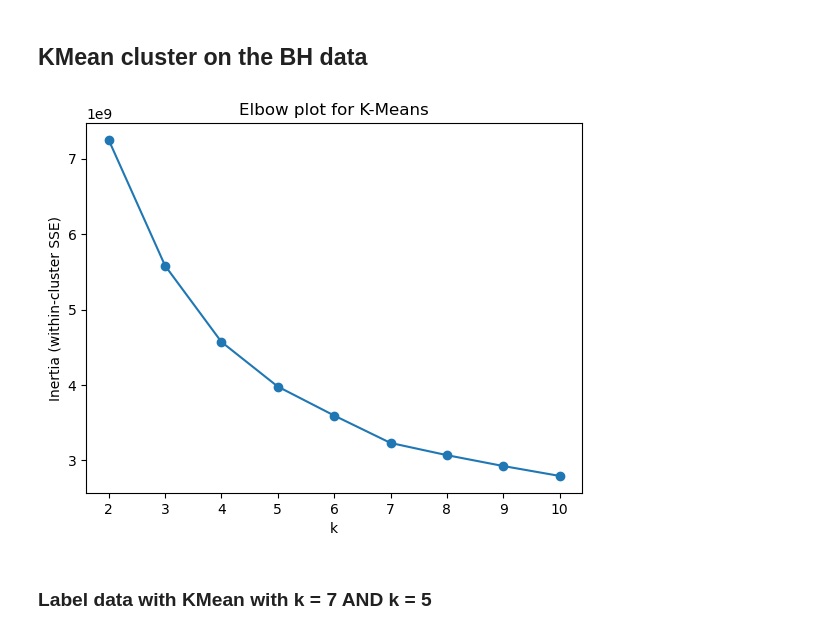
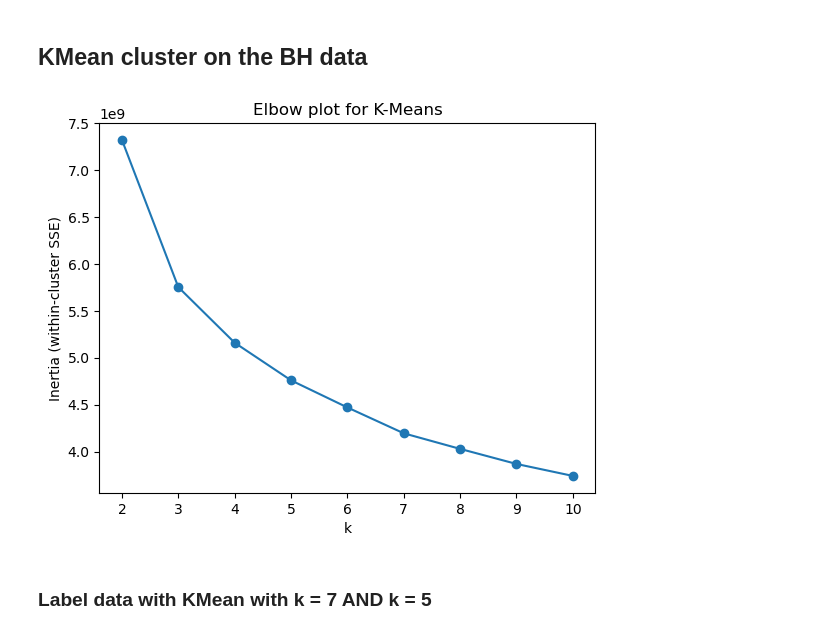
Before and after one commit to JennQQQ/Medicare-Project, a Jupyter notebook: Initial_Data_Exploration/Initial_Data_Exploration_Jenn_5_all_columns.ipynb, the cells around one changed output. Drawn from its saved outputs; the diff is of its cells as text; code cells hidden in the pictures.

```diff
--- a/Initial_Data_Exploration/Initial_Data_Exploration_Jenn_5_all_columns.ipynb
+++ b/Initial_Data_Exploration/Initial_Data_Exploration_Jenn_5_all_columns.ipynb
@@ -76,8 +77,8 @@ dfBH
 mask17 = dfBH['year']>=2017
 mask23 = dfBH['year']<=2023
 dfBH1723 = dfBH[mask17&mask23]
-dfBH1723['Tot_Mdcr_Pymt_Amt'] = dfBH1723['Tot_Mdcr_Pymt_Amt'].apply(lambda x:x if x!=0 else 1) # avoid -inf after taking log
-dfBH1723['Log_Tot_Pymt'] = np.log(dfBH1723['Tot_Mdcr_Pymt_Amt'])
+dfBH1723.loc[:,'Tot_Mdcr_Pymt_Amt'] = dfBH1723['Tot_Mdcr_Pymt_Amt'].apply(lambda x:x if x!=0 else 1) # avoid -inf after taking log
+dfBH1723.loc[:,'Log_Tot_Pymt'] = np.log(dfBH1723['Tot_Mdcr_Pymt_Amt'])
 dfBH1723
 # %% [output]
 A value is trying to be set on a copy of a slice from a DataFrame.
@@ -105,0 +104,14 @@ See the caveats in the documentation: https://pandas.pydata.org/pandas-docs/stab
+# %%
+# check missing data percentage for each column in BH
+
+def check_missing_data_percentage(df,cols):
+    result = {}
+    total_mask = np.array([True] * df.shape[0]) # initial booleans for each row, assuming all rows are not nan
+    for col in cols:
+        mask = ~df[col].isna() # if a row is nan, then F; if a row is not nan, then T
+        total_mask = (total_mask & mask) # if a row is nan, the row turns F; if a row is not nan, the row remains F
+        result[col] = df[mask].shape[0]/df.shape[0]
+    result['Good_Data_Percent'] = sum(total_mask)/df.shape[0]
+    return pd.DataFrame([result],index=['nan_percentage']), total_mask
+
+check_missing_data_percentage(dfBH1723,colsBH)[0]
@@ -105,0 +123,10 @@ See the caveats in the documentation: https://pandas.pydata.org/pandas-docs/stab
+# %%
+# get the number of benes on only the good data rows
+mask = check_missing_data_percentage(dfBH1723,colsBH)[1]
+dfNumberBene = pd.DataFrame()
+
+for col in colsBH:
+    dfNumberBene[f'{col[:-7]}'] = round(dfBH1723[mask][col] * dfBH1723[mask]['Tot_Benes']/100)
+    dfNumberBene[f'{col[:-7]}'] = dfNumberBene.loc[:,f'{col[:-7]}'].apply(lambda x: x if x!=0 else 1) # if it's zero, we make it to be 1 since we will take log
+
+dfNumberBene
@@ -105,0 +166,14 @@ See the caveats in the documentation: https://pandas.pydata.org/pandas-docs/stab
+# %%
+# assume 5.5 benes for missing percentage data
+
+def impute_missing_data(df,cols):
+    for col in cols:
+        mask = df[col].isna()
+        temp = df[mask]
+        temp.loc[:,col] = round(5.5/temp.loc[:,'Tot_Benes']*100)
+        df.loc[mask,col]=temp[col]
+    return df
+
+dfimputeBH = dfBH1723.copy()
+dfimputeBH = impute_missing_data(dfimputeBH,colsBH)
+dfimputeBH
@@ -173,21 +323,21 @@ plt.show()
 # %%
 from sklearn.cluster import KMeans
 
 Ks = range(2, 11)
 inertias = []
 
 for k in Ks:
     km = KMeans(n_clusters=k, n_init=10, random_state=42)
-    km.fit(dfBH1723[colsBH].fillna(0))
+    km.fit(dfimputeBH[colsBH])
     inertias.append(km.inertia_) # km.insertia_ = within-cluster sum of squares
 
 plt.plot(list(Ks), inertias, marker="o")
 plt.xlabel("k")
 plt.ylabel("Inertia (within-cluster SSE)")
 plt.title("Elbow plot for K-Means")
 plt.show()
 # %% [output]
-[figure, old version]
+[figure, new version]
 # %% [markdown]
 ### Label data with KMean with k = 7 AND k = 5
 # %%
```
Also changed, not shown: parts of 29 cells of this notebook.
